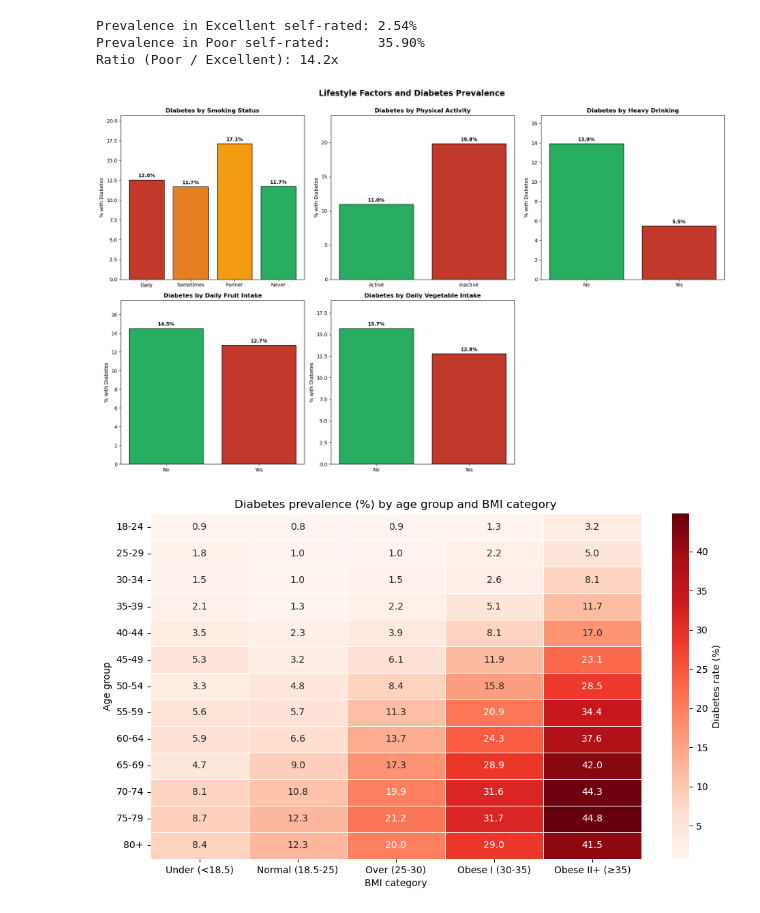
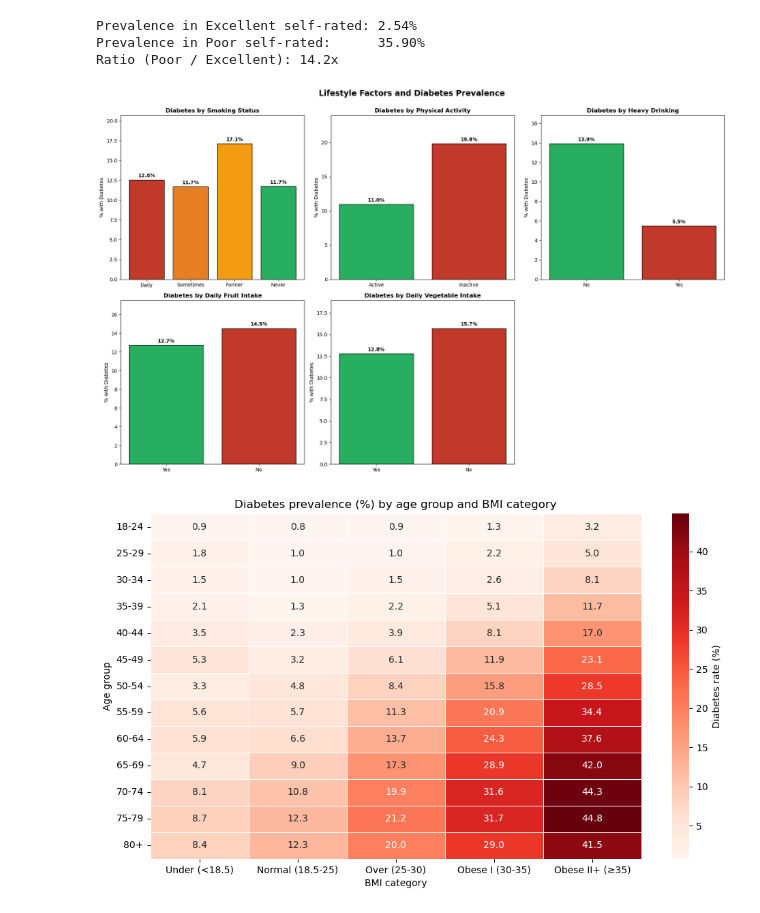
Before and after one commit to sakinahalizzah/diabetes-prediction, a Jupyter notebook: diabetes_prediction.ipynb, the cells around one changed output. Drawn from its saved outputs; the diff is of its cells as text; code cells hidden in the pictures.

```diff
--- a/diabetes_prediction.ipynb
+++ b/diabetes_prediction.ipynb
@@ -845,41 +845,41 @@ axes[2].bar_label(bars2, labels=[f'{v:.1f}%' for v in hd_stats['Yes']],
                   padding=3, fontweight='bold')
 
 # daily fruit intake
-fr_order = ['No', 'Yes']
+fr_order = ['Yes', 'No']
 fr_stats = (df_plot.groupby('fruit_intake_daily')['diabetes_status']
             .value_counts(normalize=True).mul(100)
             .unstack(fill_value=0))
 fr_stats = fr_stats.reindex(fr_order)
 bars3 = axes[3].bar(fr_stats.index, fr_stats['Yes'],
                     color=['#27ae60', '#c0392b'], edgecolor='black')
 axes[3].set_title('Diabetes by Daily Fruit Intake', fontweight='bold')
 axes[3].set_ylabel('% with Diabetes')
 axes[3].bar_label(bars3, labels=[f'{v:.1f}%' for v in fr_stats['Yes']],
                   padding=3, fontweight='bold')
 
 # daily vegetable intake
-vg_order = ['No', 'Yes']
+vg_order = ['Yes', 'No']
 vg_stats = (df_plot.groupby('vegetable_intake_daily')['diabetes_status']
             .value_counts(normalize=True).mul(100)
             .unstack(fill_value=0))
 vg_stats = vg_stats.reindex(vg_order)
 bars4 = axes[4].bar(vg_stats.index, vg_stats['Yes'],
                     color=['#27ae60', '#c0392b'], edgecolor='black')
 axes[4].set_title('Diabetes by Daily Vegetable Intake', fontweight='bold')
 axes[4].set_ylabel('% with Diabetes')
 axes[4].bar_label(bars4, labels=[f'{v:.1f}%' for v in vg_stats['Yes']],
                   padding=3, fontweight='bold')
 
 axes[5].axis('off')
 for ax in axes[:5]:
     ax.set_ylim(0, ax.get_ylim()[1] * 1.15)
 
 plt.suptitle('Lifestyle Factors and Diabetes Prevalence',
              fontsize=16, fontweight='bold', y=1.00)
 plt.tight_layout()
 plt.show()
 # %% [output]
-[figure, old version]
+[figure, new version]
 # %%
 bmi_bins   = [0, 18.5, 25, 30, 35, 100]
 bmi_labels = ['Under (<18.5)', 'Normal (18.5-25)', 'Over (25-30)',
```
Also changed, not shown: parts of 1 cell of this notebook.
